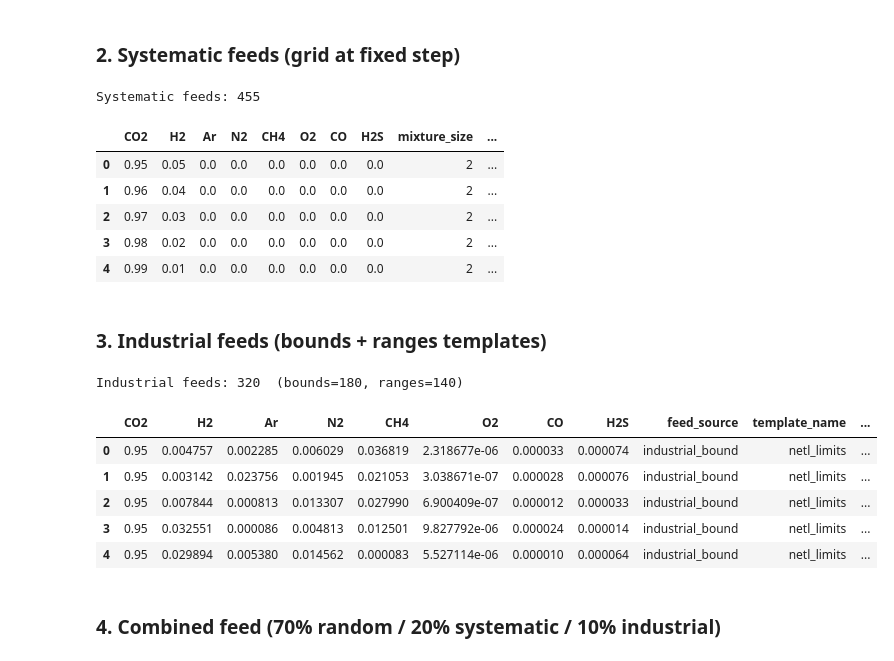
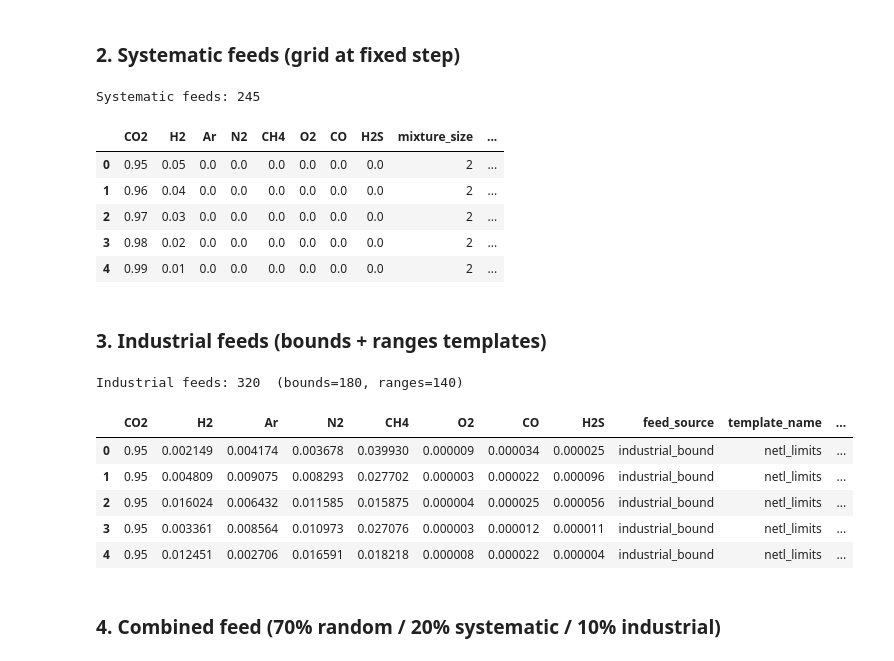
Before and after one commit to Darz2/co2-impurities-ml-surrogates, a Jupyter notebook: PCSAFT_cDFT/DATASET_A1/Feed.ipynb, the cells around one changed output. Cells and saved outputs as stored; diff of their text form; code cells hidden in the pictures.

```diff
--- a/PCSAFT_cDFT/DATASET_A1/Feed.ipynb
+++ b/PCSAFT_cDFT/DATASET_A1/Feed.ipynb
@@ -48,12 +80,12 @@ df_systematic = builder.generate_systematic_feeds(
     components=COMPONENTS,
     mixture_sizes=(2, 3),
     co2_levels=CO2_LEVELS,
-    step=0.01,
-)
+    step=0.01, min_fraction=0.005)
+
 print(f"Systematic feeds: {len(df_systematic)}")
 df_systematic.head()
 # %% [output]
-Systematic feeds: 455
+Systematic feeds: 245
 |  | CO2 | H2 | Ar | N2 | CH4 | O2 | CO | H2S | mixture_size | ... |
 | 0 | 0.95 | 0.05 | 0.0 | 0.0 | 0.0 | 0.0 | 0.0 | 0.0 | 2 | ... |
 | 1 | 0.96 | 0.04 | 0.0 | 0.0 | 0.0 | 0.0 | 0.0 | 0.0 | 2 | ... |
@@ -63,30 +95,26 @@ Systematic feeds: 455
 # %% [markdown]
 ### 3. Industrial feeds (bounds + ranges templates)
 # %%
-builder.load_industrial_templates()
+builder.load_industrial_templates("IndustrialFeeds.json")
 
 df_ind_bounds = builder.industrial_feeds_from_bounds(
     components=COMPONENTS,
-    co2_levels=CO2_LEVELS,
-    rng=SEED,
-)
+    co2_levels=CO2_LEVELS)
 
 df_ind_ranges = builder.industrial_feeds_from_ranges(
-    components=COMPONENTS,
-    rng=SEED,
-)
+    components=COMPONENTS)
 
 df_industrial = pd.concat([df_ind_bounds, df_ind_ranges], ignore_index=True)
 print(f"Industrial feeds: {len(df_industrial)}  (bounds={len(df_ind_bounds)}, ranges={len(df_ind_ranges)})")
 df_industrial.head()
 # %% [output]
 Industrial feeds: 320  (bounds=180, ranges=140)
 |  | CO2 | H2 | Ar | N2 | CH4 | O2 | CO | H2S | feed_source | template_name | ... |
-| 0 | 0.95 | 0.004757 | 0.002285 | 0.006029 | 0.036819 | 2.318677e-06 | 0.000033 | 0.000074 | industrial_bound | netl_limits | ... |
-| 1 | 0.95 | 0.003142 | 0.023756 | 0.001945 | 0.021053 | 3.038671e-07 | 0.000028 | 0.000076 | industrial_bound | netl_limits | ... |
-| 2 | 0.95 | 0.007844 | 0.000813 | 0.013307 | 0.027990 | 6.900409e-07 | 0.000012 | 0.000033 | industrial_bound | netl_limits | ... |
-| 3 | 0.95 | 0.032551 | 0.000086 | 0.004813 | 0.012501 | 9.827792e-06 | 0.000024 | 0.000014 | industrial_bound | netl_limits | ... |
-| 4 | 0.95 | 0.029894 | 0.005380 | 0.014562 | 0.000083 | 5.527114e-06 | 0.000010 | 0.000064 | industrial_bound | netl_limits | ... |
+| 0 | 0.95 | 0.002149 | 0.004174 | 0.003678 | 0.039930 | 0.000009 | 0.000034 | 0.000025 | industrial_bound | netl_limits | ... |
+| 1 | 0.95 | 0.004809 | 0.009075 | 0.008293 | 0.027702 | 0.000003 | 0.000022 | 0.000096 | industrial_bound | netl_limits | ... |
+| 2 | 0.95 | 0.016024 | 0.006432 | 0.011585 | 0.015875 | 0.000004 | 0.000025 | 0.000056 | industrial_bound | netl_limits | ... |
+| 3 | 0.95 | 0.003361 | 0.008564 | 0.010973 | 0.027076 | 0.000003 | 0.000012 | 0.000011 | industrial_bound | netl_limits | ... |
+| 4 | 0.95 | 0.012451 | 0.002706 | 0.016591 | 0.018218 | 0.000008 | 0.000022 | 0.000004 | industrial_bound | netl_limits | ... |
 # %% [markdown]
 ### 4. Combined feed (70% random / 20% systematic / 10% industrial)
 # %%
```
Also changed, not shown: parts of 11 cells of this notebook, 32 other files.
